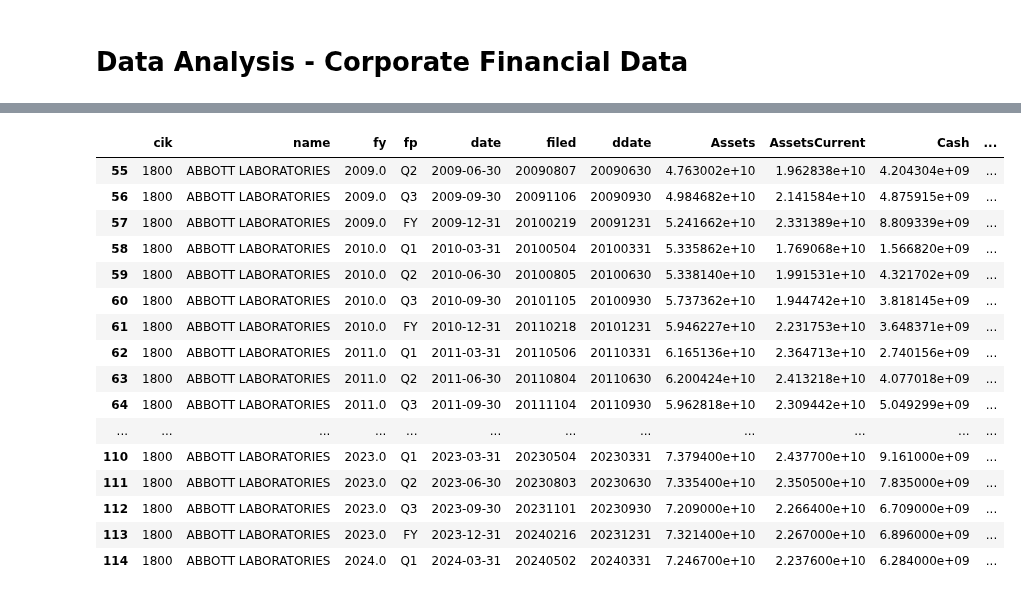
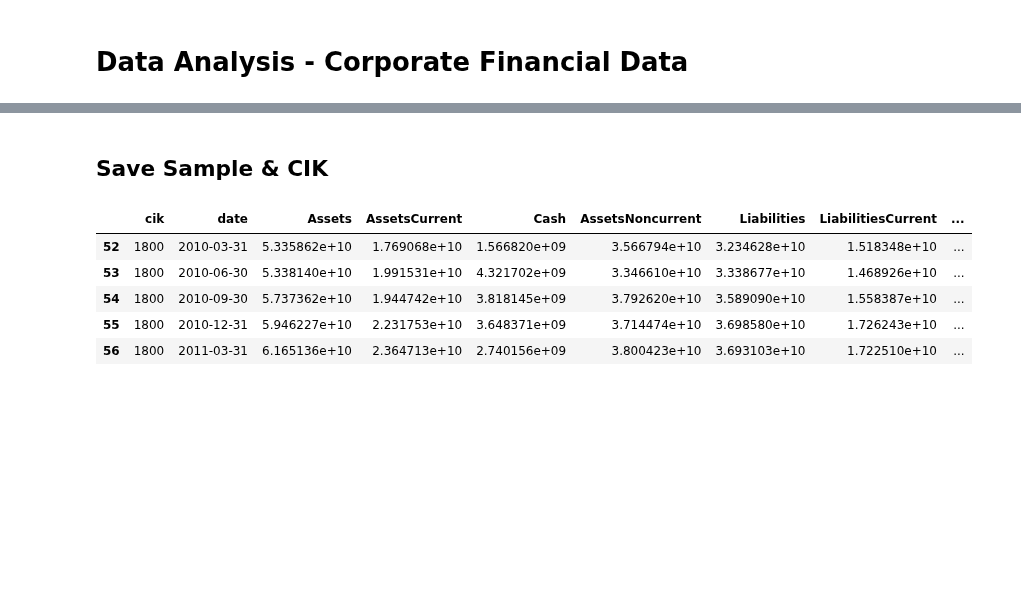
Before and after one commit to cnance09/Small-Cap-Scout, a Jupyter notebook: notebooks/Notebook_CN_2.ipynb, the cells around one changed output, grey strips where cells are left out. Drawn from its saved outputs; the diff is of its cells as text; code cells hidden in the pictures; blank space fills up the shorter version.

```diff
--- a/notebooks/Notebook_CN_2.ipynb
+++ b/notebooks/Notebook_CN_2.ipynb
@@ -88,13 +109,8 @@ NameError: name 'asis' is not defined
 # %%
-df_financials = balance_sheet.merge(income_statement, how='inner', on=['adsh', 'cik', 'name', 'fy', 'fp', 'date', 'filed', 'ddate'],
+df_financials = balance_sheet.merge(income_statement_adj, how='inner', on=['adsh', 'cik', 'name', 'fy', 'fp', 'date', 'filed', 'ddate'],
                                    suffixes=('_bs', '_is'))
 df_financials = df_financials.merge(cash_flow_statement, how='inner', on=['adsh', 'cik', 'name', 'fy', 'fp', 'date', 'filed', 'ddate'],
                                    suffixes=('', '_cf'))
 df_financials = df_financials.merge(sub, how='left', on='adsh')
-df_financials.drop(columns=['adsh'], inplace=True)
-
-
-df_financials = df_financials.sort_values(['cik', 'date']).drop_duplicates().reset_index(drop=True)
-df_financials.info()
-
-#231875
+df_financials.shape
+#230863 observations
@@ -100,0 +119,5 @@ df_financials.info()
+# %%
+# Create 2-digit SIC Code
+
+df_financials['sic_2d'] = df_financials.sic.apply(lambda x: str(x)[:2])
+df_financials.sic_2d.nunique() #69
@@ -100,0 +126,6 @@ df_financials.info()
+# %%
+df_financials['quarter'] = df_financials.apply(lambda x: str(x.date.year)+'-'+quarters(x.date.month), axis=1)
+df_financials['year'] = df_financials.date.dt.year
+df_financials['n_year'] = df_financials.groupby(['cik', 'year'])['year'].transform('count')
+df_financials = df_financials[df_financials.n_year==4]
+df_financials.info()
@@ -100,0 +150,13 @@ df_financials.info()
+# %%
+
+drop_cols = ['adsh', 'name', 'fy', 'fp', 'filed', 'ddate', 'n_cik_bs', 'n_cik_is', 'n_cik', 'sic', 'n_year']
+
+df_financials.drop(columns=drop_cols, inplace=True)
+
+
+df_financials = df_financials.sort_values(['cik', 'date']).drop_duplicates().reset_index(drop=True)
+df_financials.to_csv(datasets+'/df_financials.csv')
+
+df_financials.info()
+
+#230860 observations
@@ -101,27 +205,18 @@ df_financials.info()
+# %% [markdown]
+## Save Sample & CIK
 # %%
 # Save sample of company data
 
 abbot = df_financials[df_financials.cik==1800]
 abbot.to_csv('../raw_data/secfsdstools/df/abbot_sample.csv')
-abbot
+abbot.head()
 # %% [output]
-|  | cik | name | fy | fp | date | filed | ddate | Assets | AssetsCurrent | Cash | ... |
-| 55 | 1800 | ABBOTT LABORATORIES | 2009.0 | Q2 | 2009-06-30 | 20090807 | 20090630 | 4.763002e+10 | 1.962838e+10 | 4.204304e+09 | ... |
-| 56 | 1800 | ABBOTT LABORATORIES | 2009.0 | Q3 | 2009-09-30 | 20091106 | 20090930 | 4.984682e+10 | 2.141584e+10 | 4.875915e+09 | ... |
-| 57 | 1800 | ABBOTT LABORATORIES | 2009.0 | FY | 2009-12-31 | 20100219 | 20091231 | 5.241662e+10 | 2.331389e+10 | 8.809339e+09 | ... |
-| 58 | 1800 | ABBOTT LABORATORIES | 2010.0 | Q1 | 2010-03-31 | 20100504 | 20100331 | 5.335862e+10 | 1.769068e+10 | 1.566820e+09 | ... |
-| 59 | 1800 | ABBOTT LABORATORIES | 2010.0 | Q2 | 2010-06-30 | 20100805 | 20100630 | 5.338140e+10 | 1.991531e+10 | 4.321702e+09 | ... |
-| 60 | 1800 | ABBOTT LABORATORIES | 2010.0 | Q3 | 2010-09-30 | 20101105 | 20100930 | 5.737362e+10 | 1.944742e+10 | 3.818145e+09 | ... |
-| 61 | 1800 | ABBOTT LABORATORIES | 2010.0 | FY | 2010-12-31 | 20110218 | 20101231 | 5.946227e+10 | 2.231753e+10 | 3.648371e+09 | ... |
-| 62 | 1800 | ABBOTT LABORATORIES | 2011.0 | Q1 | 2011-03-31 | 20110506 | 20110331 | 6.165136e+10 | 2.364713e+10 | 2.740156e+09 | ... |
-| 63 | 1800 | ABBOTT LABORATORIES | 2011.0 | Q2 | 2011-06-30 | 20110804 | 20110630 | 6.200424e+10 | 2.413218e+10 | 4.077018e+09 | ... |
-| 64 | 1800 | ABBOTT LABORATORIES | 2011.0 | Q3 | 2011-09-30 | 20111104 | 20110930 | 5.962818e+10 | 2.309442e+10 | 5.049299e+09 | ... |
-| ... | ... | ... | ... | ... | ... | ... | ... | ... | ... | ... | ... |
-| 110 | 1800 | ABBOTT LABORATORIES | 2023.0 | Q1 | 2023-03-31 | 20230504 | 20230331 | 7.379400e+10 | 2.437700e+10 | 9.161000e+09 | ... |
-| 111 | 1800 | ABBOTT LABORATORIES | 2023.0 | Q2 | 2023-06-30 | 20230803 | 20230630 | 7.335400e+10 | 2.350500e+10 | 7.835000e+09 | ... |
-| 112 | 1800 | ABBOTT LABORATORIES | 2023.0 | Q3 | 2023-09-30 | 20231101 | 20230930 | 7.209000e+10 | 2.266400e+10 | 6.709000e+09 | ... |
-| 113 | 1800 | ABBOTT LABORATORIES | 2023.0 | FY | 2023-12-31 | 20240216 | 20231231 | 7.321400e+10 | 2.267000e+10 | 6.896000e+09 | ... |
-| 114 | 1800 | ABBOTT LABORATORIES | 2024.0 | Q1 | 2024-03-31 | 20240502 | 20240331 | 7.246700e+10 | 2.237600e+10 | 6.284000e+09 | ... |
+|  | cik | date | Assets | AssetsCurrent | Cash | AssetsNoncurrent | Liabilities | LiabilitiesCurrent | ... |
+| 52 | 1800 | 2010-03-31 | 5.335862e+10 | 1.769068e+10 | 1.566820e+09 | 3.566794e+10 | 3.234628e+10 | 1.518348e+10 | ... |
+| 53 | 1800 | 2010-06-30 | 5.338140e+10 | 1.991531e+10 | 4.321702e+09 | 3.346610e+10 | 3.338677e+10 | 1.468926e+10 | ... |
+| 54 | 1800 | 2010-09-30 | 5.737362e+10 | 1.944742e+10 | 3.818145e+09 | 3.792620e+10 | 3.589090e+10 | 1.558387e+10 | ... |
+| 55 | 1800 | 2010-12-31 | 5.946227e+10 | 2.231753e+10 | 3.648371e+09 | 3.714474e+10 | 3.698580e+10 | 1.726243e+10 | ... |
+| 56 | 1800 | 2011-03-31 | 6.165136e+10 | 2.364713e+10 | 2.740156e+09 | 3.800423e+10 | 3.693103e+10 | 1.722510e+10 | ... |
 # %%
 # Save list of unique CIK identifiers
 
```
Also changed, not shown: parts of 62 cells of this notebook.
